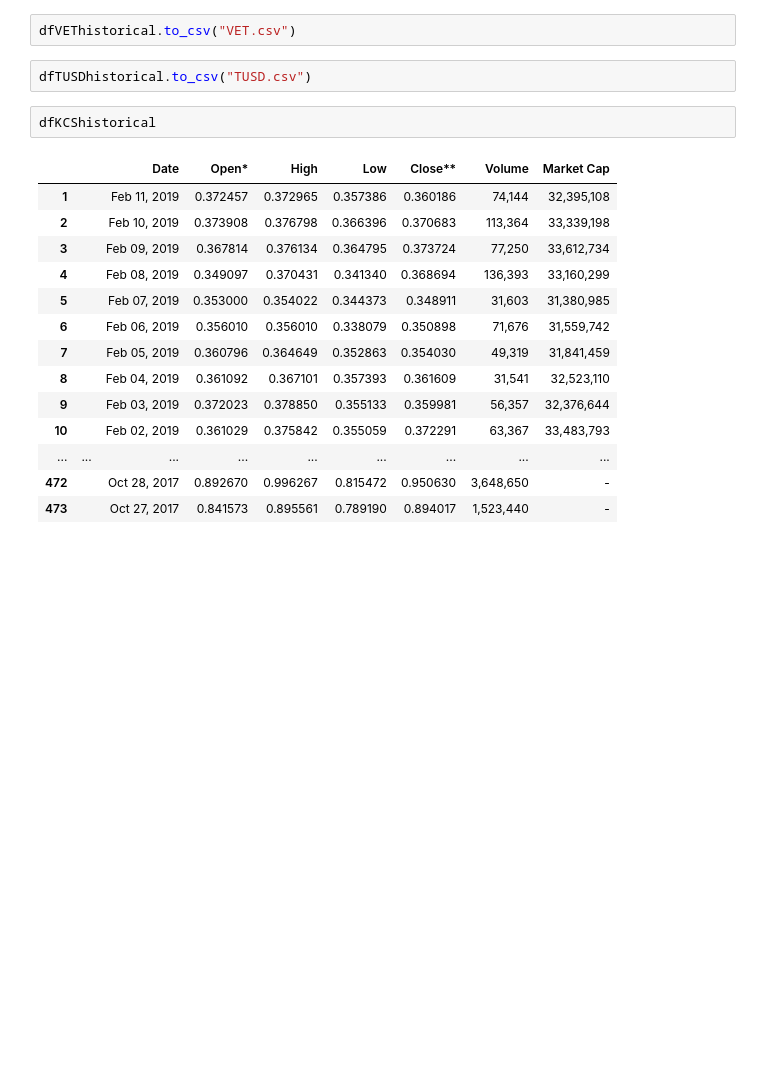
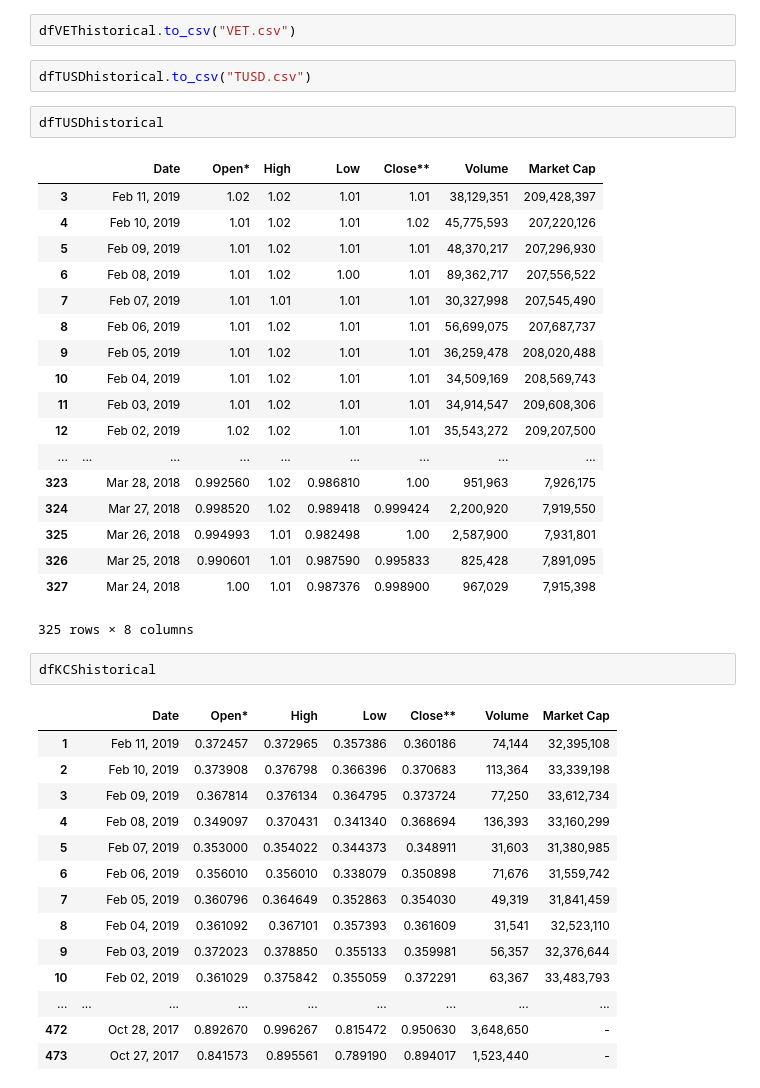
Before and after one commit to kevzha/CryptoAnalysis, a Jupyter notebook: mergedaddingnewsymbols.ipynb, the cells around one changed output. Drawn from its saved outputs; the diff is of its cells as text; blank space fills up the shorter version.

```diff
--- a/mergedaddingnewsymbols.ipynb
+++ b/mergedaddingnewsymbols.ipynb
@@ -332,6 +332,27 @@ dfXVGhistorical.to_csv("XVG.csv")
 dfVEThistorical.to_csv("VET.csv")
 # %%
 dfTUSDhistorical.to_csv("TUSD.csv")
+# %%
+dfTUSDhistorical
+# %% [output]
+|  |  | Date | Open* | High | Low | Close** | Volume | Market Cap |
+| 3 |  | Feb 11, 2019 | 1.02 | 1.02 | 1.01 | 1.01 | 38,129,351 | 209,428,397 |
+| 4 |  | Feb 10, 2019 | 1.01 | 1.02 | 1.01 | 1.02 | 45,775,593 | 207,220,126 |
+| 5 |  | Feb 09, 2019 | 1.01 | 1.02 | 1.01 | 1.01 | 48,370,217 | 207,296,930 |
+| 6 |  | Feb 08, 2019 | 1.01 | 1.02 | 1.00 | 1.01 | 89,362,717 | 207,556,522 |
+| 7 |  | Feb 07, 2019 | 1.01 | 1.01 | 1.01 | 1.01 | 30,327,998 | 207,545,490 |
+| 8 |  | Feb 06, 2019 | 1.01 | 1.02 | 1.01 | 1.01 | 56,699,075 | 207,687,737 |
+| 9 |  | Feb 05, 2019 | 1.01 | 1.02 | 1.01 | 1.01 | 36,259,478 | 208,020,488 |
+| 10 |  | Feb 04, 2019 | 1.01 | 1.02 | 1.01 | 1.01 | 34,509,169 | 208,569,743 |
+| 11 |  | Feb 03, 2019 | 1.01 | 1.02 | 1.01 | 1.01 | 34,914,547 | 209,608,306 |
+| 12 |  | Feb 02, 2019 | 1.02 | 1.02 | 1.01 | 1.01 | 35,543,272 | 209,207,500 |
+| ... | ... | ... | ... | ... | ... | ... | ... | ... |
+| 323 |  | Mar 28, 2018 | 0.992560 | 1.02 | 0.986810 | 1.00 | 951,963 | 7,926,175 |
+| 324 |  | Mar 27, 2018 | 0.998520 | 1.02 | 0.989418 | 0.999424 | 2,200,920 | 7,919,550 |
+| 325 |  | Mar 26, 2018 | 0.994993 | 1.01 | 0.982498 | 1.00 | 2,587,900 | 7,931,801 |
+| 326 |  | Mar 25, 2018 | 0.990601 | 1.01 | 0.987590 | 0.995833 | 825,428 | 7,891,095 |
+| 327 |  | Mar 24, 2018 | 1.00 | 1.01 | 0.987376 | 0.998900 | 967,029 | 7,915,398 |
+325 rows × 8 columns
 # %%
 dfKCShistorical
 # %% [output]
```
Also changed, not shown: 11 other files.
